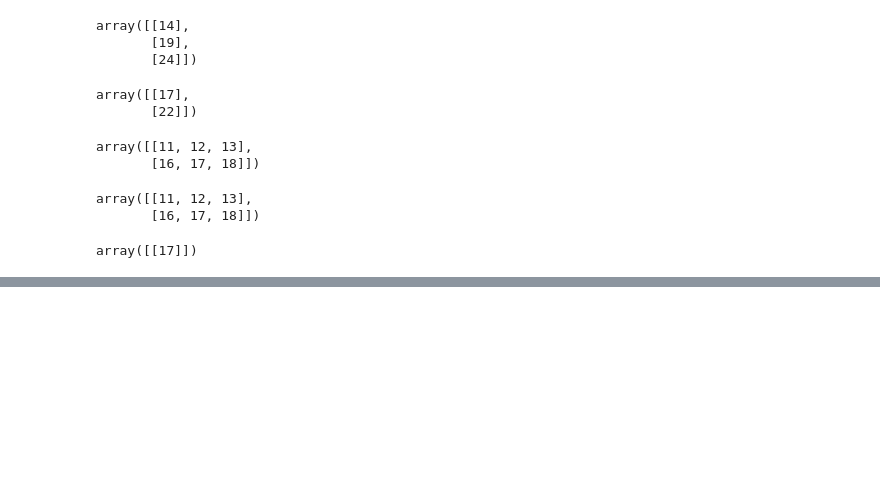
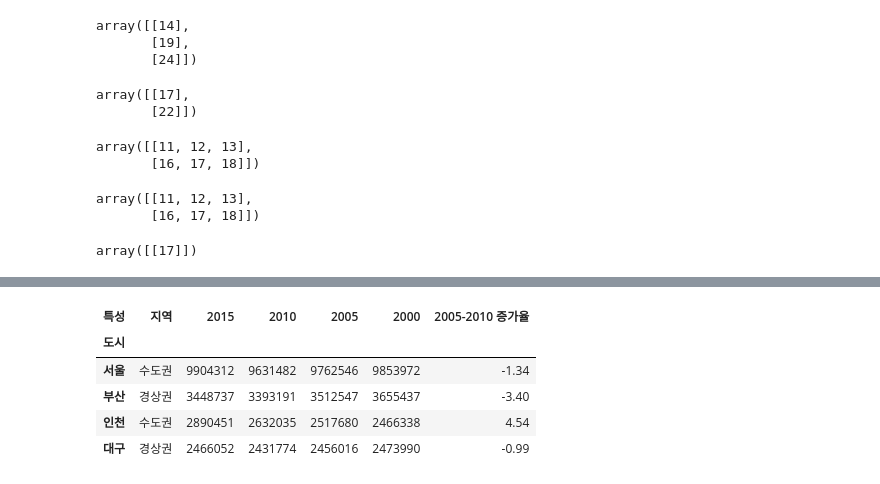
Before and after one commit to hees-chae/wassup3, a Jupyter notebook: 03_Data_Preprocessing/01_Numpy.ipynb, the cells around one changed output, grey strips where cells are left out. Drawn from its saved outputs; the diff is of its cells as text; code cells hidden in the pictures; blank space fills up the shorter version.

```diff
--- a/03_Data_Preprocessing/01_Numpy.ipynb
+++ b/03_Data_Preprocessing/01_Numpy.ipynb
@@ -985,0 +1940,11 @@ array([[17]])
+# %%
+# "2010-2015 증가율"이라는 이름의 열 삭제
+del df["2010-2015 증가율"]
+df
+# %% [output]
+| 특성 | 지역 | 2015 | 2010 | 2005 | 2000 | 2005-2010 증가율 |
+| 도시 |  |  |  |  |  |  |
+| 서울 | 수도권 | 9904312 | 9631482 | 9762546 | 9853972 | -1.34 |
+| 부산 | 경상권 | 3448737 | 3393191 | 3512547 | 3655437 | -3.40 |
+| 인천 | 수도권 | 2890451 | 2632035 | 2517680 | 2466338 | 4.54 |
+| 대구 | 경상권 | 2466052 | 2431774 | 2456016 | 2473990 | -0.99 |
```
Also changed, not shown: parts of 182 cells of this notebook, 2 other files.
